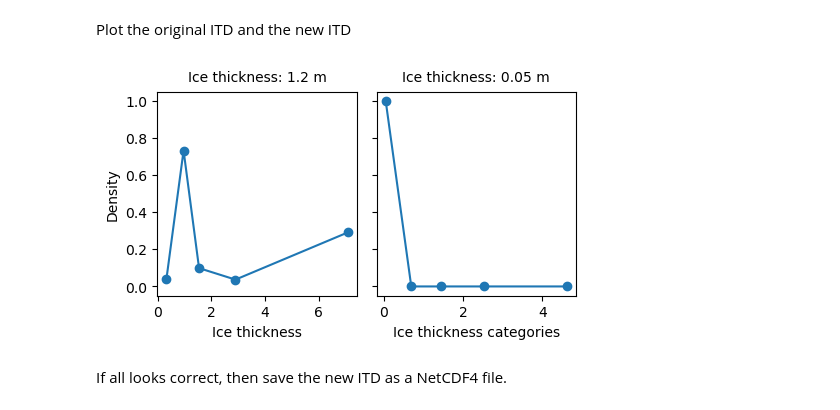
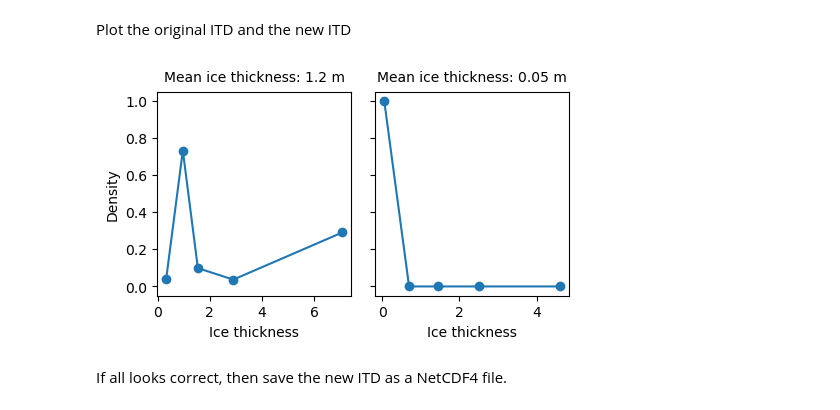
Before and after one commit to NoahDay/sea-ice-models, a Jupyter notebook: icepack.ipynb, the cells around one changed output. Saved outputs shown, nothing was run; the diff lists cells and outputs as text; code cells hidden in the pictures.

```diff
--- a/icepack.ipynb
+++ b/icepack.ipynb
@@ -101,19 +101,20 @@ Initial ice thicknesses are: [0.05       0.69450723 1.4414335  2.5201793  4.6172
 # %% [markdown]
 Plot the original ITD and the new ITD
 # %%
+column_test = 0
 fig, axes = plt.subplots(1,2, figsize=[5, 3], sharey=True)
 axes[0].plot(ds_restart['vicen'][:,column_test]/ds_restart['aicen'][:,column_test], ds_restart['vicen'][:,column_test], 'o-')
 axes[0].set_xlabel('Ice thickness')
 axes[0].set_ylabel('Density')
-axes[0].text(0.5, 1.05, 'Ice thickness: ' + str(np.round(ds_restart['vicen'].sum(dim='ncat')[column_test].values, 3))+' m', ha='center', transform=axes[0].transAxes)
+axes[0].text(0.5, 1.05, 'Mean ice thickness: ' + str(np.round(ds_restart['vicen'].sum(dim='ncat')[column_test].values, 3))+' m', ha='center', transform=axes[0].transAxes)
 
 axes[1].plot(temp_vicen/temp_aicen, temp_aicen, 'o-')
-axes[1].set_xlabel('Ice thickness categories')
-axes[1].text(0.5, 1.05, 'Ice thickness: ' + str(np.round(temp_vicen.sum(), 3))+' m', ha='center', transform=axes[1].transAxes)
+axes[1].set_xlabel('Ice thickness')
+axes[1].text(0.5, 1.05, 'Mean ice thickness: ' + str(np.round(temp_vicen.sum(), 3))+' m', ha='center', transform=axes[1].transAxes)
 
 plt.tight_layout()
 # %% [output]
-[figure, old version]
+[figure, new version]
 # %% [markdown]
 If all looks correct, then save the new ITD as a NetCDF4 file.
 # %%
```
Also changed, not shown: parts of 4 cells of this notebook.
